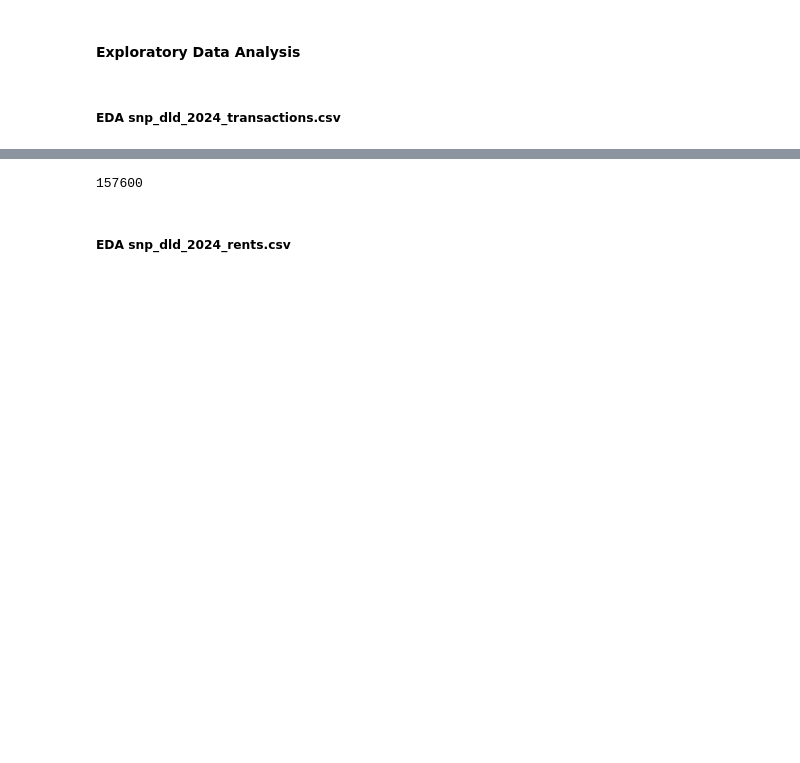
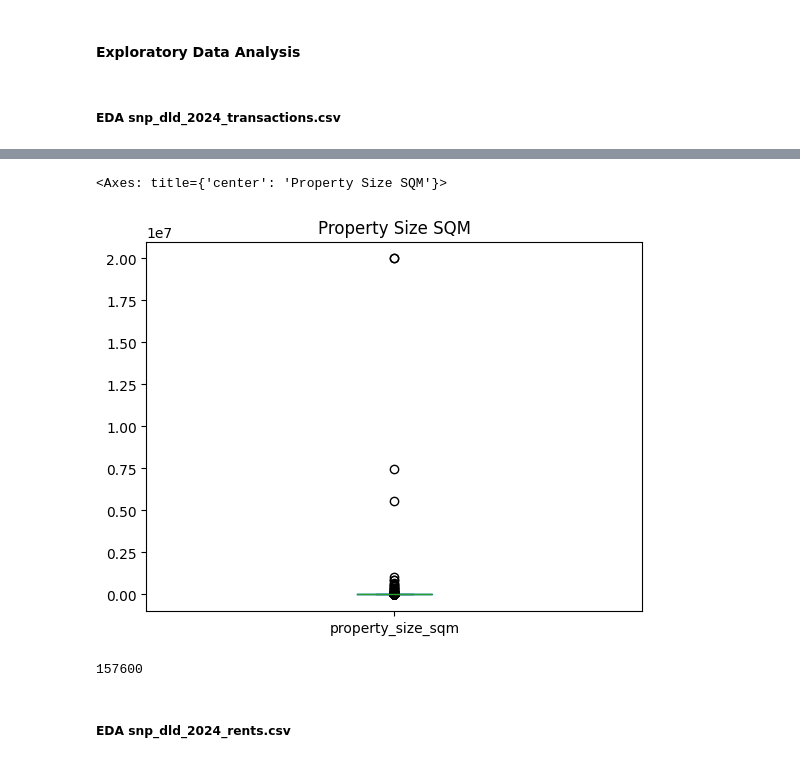
Before and after one commit to AdeelAfzal01/Smart-Brick-Assessment, a Jupyter notebook: notebooks/experiments.ipynb, the cells around one changed output, grey strips where cells are left out. Drawn from its saved outputs; the diff is of its cells as text; code cells hidden in the pictures; blank space fills up the shorter version.

```diff
--- a/notebooks/experiments.ipynb
+++ b/notebooks/experiments.ipynb
@@ -37,2 +167,7 @@ print ( transactions_df['master_project_en'].unique())
+# %%
+transactions_df['property_size_sqm'].plot(kind='box', title='Property Size SQM')
+# %% [output]
+<Axes: title={'center': 'Property Size SQM'}>
+[figure, added]
 # %%
 ### Drop
```
Also changed, not shown: parts of 16 cells of this notebook.
